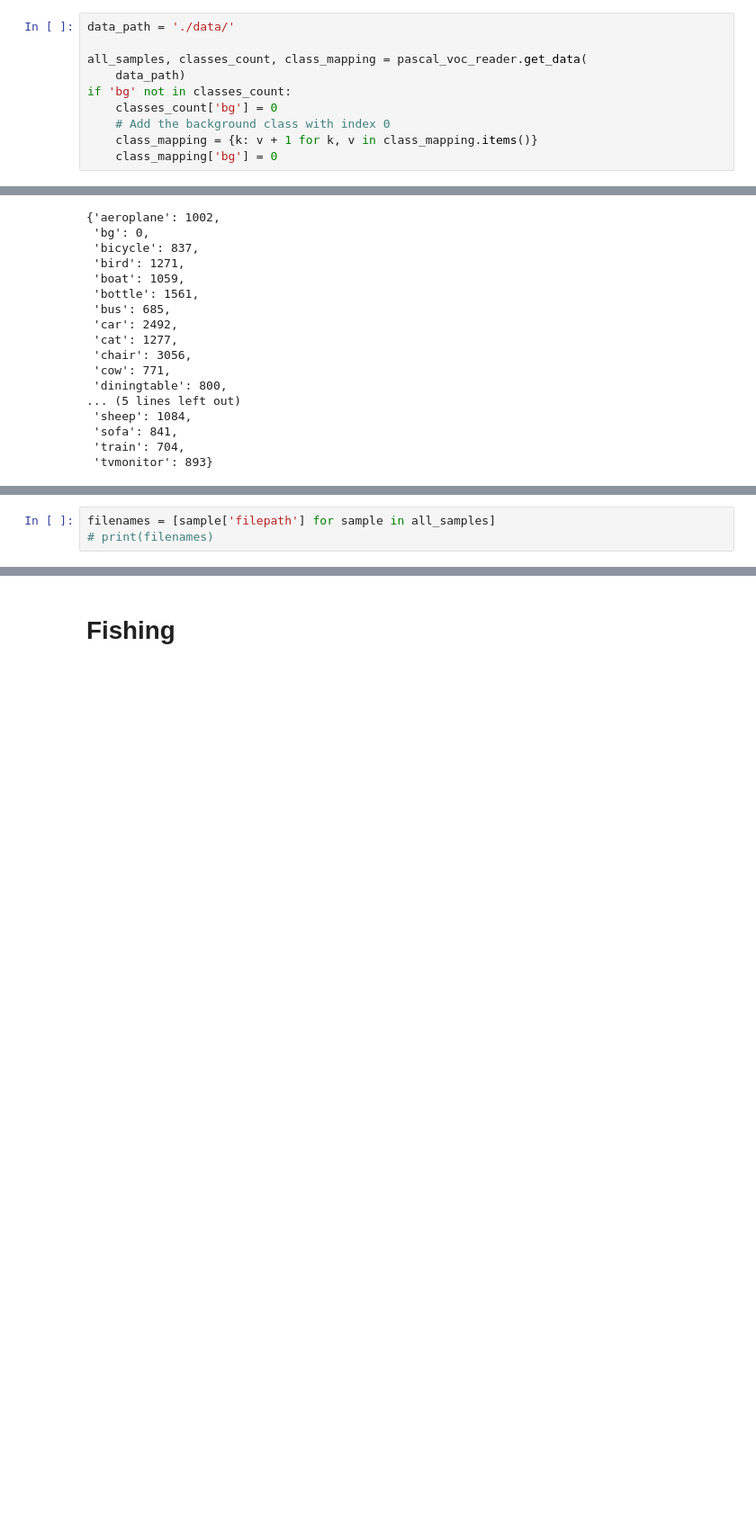
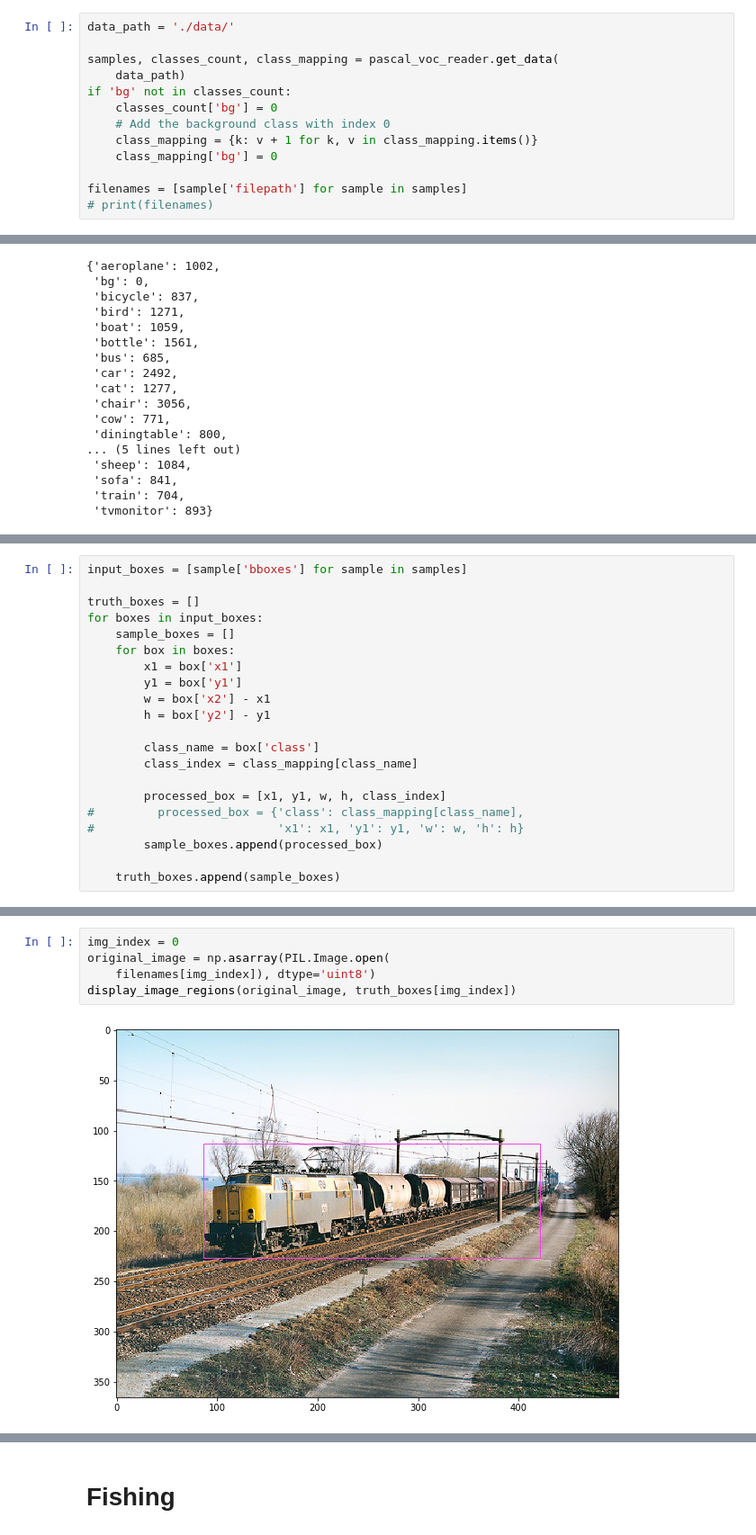
Before and after one commit to slavivanov/RCNNs, a Jupyter notebook: RCNN.ipynb, the cells around one changed output, grey strips where cells are left out. Shown at 90% size. Cells and saved outputs as stored; diff of their text form; blank space fills up the shorter version.

```diff
--- a/RCNN.ipynb
+++ b/RCNN.ipynb
@@ -31,13 +37,16 @@ from IPython.core.debugger import Tracer
 # %%
 data_path = './data/'
 
-all_samples, classes_count, class_mapping = pascal_voc_reader.get_data(
+samples, classes_count, class_mapping = pascal_voc_reader.get_data(
     data_path)
 if 'bg' not in classes_count:
     classes_count['bg'] = 0
     # Add the background class with index 0
     class_mapping = {k: v + 1 for k, v in class_mapping.items()}
     class_mapping['bg'] = 0
+
+filenames = [sample['filepath'] for sample in samples]
+# print(filenames)
 # %% [output]
 Parsing annotation files
 [Errno 2] No such file or directory: './data/VOC2012/ImageSets/Main/test.txt'
@@ -108,3 +98,0 @@ all_imgs
-# %%
-filenames = [sample['filepath'] for sample in all_samples]
-# print(filenames)
@@ -114,0 +121,21 @@ torchvision.utils.da
+# %%
+input_boxes = [sample['bboxes'] for sample in samples]
+
+truth_boxes = []
+for boxes in input_boxes:
+    sample_boxes = []
+    for box in boxes:
+        x1 = box['x1']
+        y1 = box['y1']
+        w = box['x2'] - x1
+        h = box['y2'] - y1
+
+        class_name = box['class']
+        class_index = class_mapping[class_name]
+
+        processed_box = [x1, y1, w, h, class_index]
+#         processed_box = {'class': class_mapping[class_name],
+#                          'x1': x1, 'y1': y1, 'w': w, 'h': h}
+        sample_boxes.append(processed_box)
+
+    truth_boxes.append(sample_boxes)
@@ -114,0 +162,7 @@ torchvision.utils.da
+# %%
+img_index = 0
+original_image = np.asarray(PIL.Image.open(
+    filenames[img_index]), dtype='uint8')
+display_image_regions(original_image, truth_boxes[img_index])
+# %% [output]
+[figure, added]
```
Also changed, not shown: parts of 57 cells of this notebook, 3 other files.
